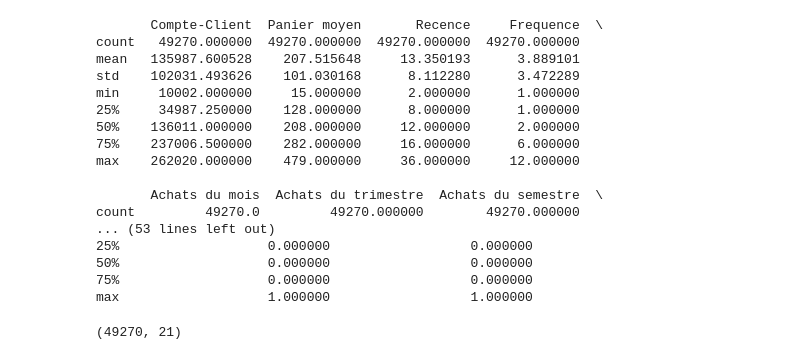
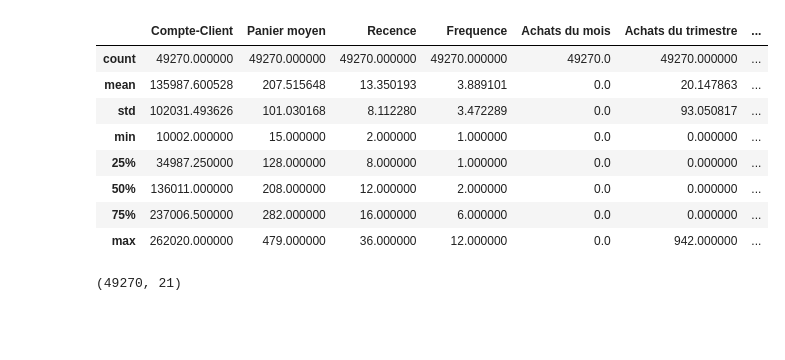
Before and after one commit to pmenan/data_clearing, a Jupyter notebook: code/part1_dataClearing.ipynb, the cells around one changed output. Drawn from its saved outputs; the diff is of its cells as text; code cells hidden in the pictures; blank space fills up the shorter version.

```diff
--- a/code/part1_dataClearing.ipynb
+++ b/code/part1_dataClearing.ipynb
@@ -9,25 +9,17 @@ file_path = "C:/Users/Patrick Menan/Desktop/TP1/Donnees_CRM_Large-Data_(V3-01).x
 #pd.options.display.max_rows = 10
 file = pd.read_excel(file_path, header = 1)
 # %%
-#data description
-print(file.describe())
+#data description for each numerical columns.
+file.describe()
 # %% [output]
-       Compte-Client  Panier moyen       Recence     Frequence  \
-count   49270.000000  49270.000000  49270.000000  49270.000000
-mean   135987.600528    207.515648     13.350193      3.889101
-std    102031.493626    101.030168      8.112280      3.472289
-min     10002.000000     15.000000      2.000000      1.000000
-25%     34987.250000    128.000000      8.000000      1.000000
-50%    136011.000000    208.000000     12.000000      2.000000
-75%    237006.500000    282.000000     16.000000      6.000000
-max    262020.000000    479.000000     36.000000     12.000000
-
-       Achats du mois  Achats du trimestre  Achats du semestre  \
-count         49270.0         49270.000000        49270.000000
-... (53 lines left out)
-25%                   0.000000                  0.000000
-50%                   0.000000                  0.000000
-75%                   0.000000                  0.000000
-max                   1.000000                  1.000000
+|  | Compte-Client | Panier moyen | Recence | Frequence | Achats du mois | Achats du trimestre | ... |
+| count | 49270.000000 | 49270.000000 | 49270.000000 | 49270.000000 | 49270.0 | 49270.000000 | ... |
+| mean | 135987.600528 | 207.515648 | 13.350193 | 3.889101 | 0.0 | 20.147863 | ... |
+| std | 102031.493626 | 101.030168 | 8.112280 | 3.472289 | 0.0 | 93.050817 | ... |
+| min | 10002.000000 | 15.000000 | 2.000000 | 1.000000 | 0.0 | 0.000000 | ... |
+| 25% | 34987.250000 | 128.000000 | 8.000000 | 1.000000 | 0.0 | 0.000000 | ... |
+| 50% | 136011.000000 | 208.000000 | 12.000000 | 2.000000 | 0.0 | 0.000000 | ... |
+| 75% | 237006.500000 | 282.000000 | 16.000000 | 6.000000 | 0.0 | 0.000000 | ... |
+| max | 262020.000000 | 479.000000 | 36.000000 | 12.000000 | 0.0 | 942.000000 | ... |
 # %%
 #show number of rows and columns
```
Also changed, not shown: parts of 15 cells of this notebook.
